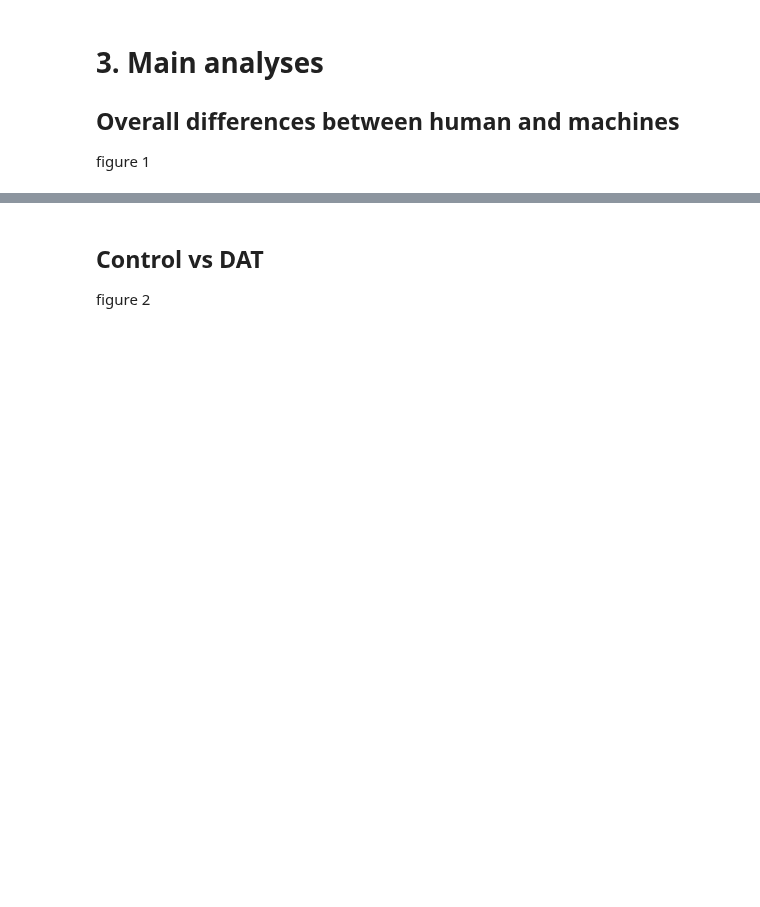
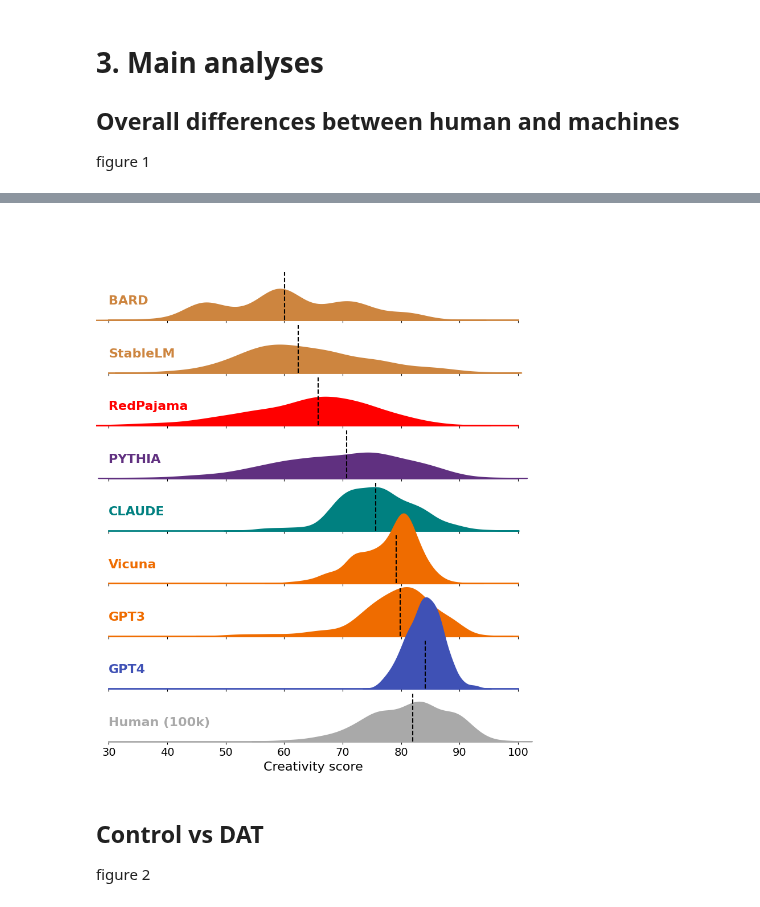
Before and after one commit to AntoineBellemare/DAT_GPT, a Jupyter notebook: notebook/visualization.ipynb, the cells around one changed output, grey strips where cells are left out. Drawn from its saved outputs; the diff is of its cells as text; code cells hidden in the pictures; blank space fills up the shorter version.

```diff
--- a/notebook/visualization.ipynb
+++ b/notebook/visualization.ipynb
@@ -453,54 +574,63 @@ pal = [colors['GPT3_mid_DAT'],
        colors['PYTHIA_mid_DAT'],
        colors['RedPajama_mid_DAT'],
        colors['Vicuna_mid_DAT']]
-order = ['BARD', 'StableLM','RedPajama', 'PYTHIA', 'CLAUDE', 'Vicuna', 'GPT3', 'GPT4', 'Human (750k)']
+order = ['BARD', 'StableLM','RedPajama', 'PYTHIA', 'CLAUDE', 'Vicuna', 'GPT3', 'GPT4', 'Human (100k)']
 df = results_df.loc[(results_df['Strategy']=='Original instructions') &
                     (results_df['Temperature']=='Mid') | (results_df['Temperature'].isnull())]
 
 df = df.groupby('Model').apply(lambda x: x[np.abs(x['Score'] - x['Score'].mean()) <= 3 * x['Score'].std()]).reset_index(drop=True)
 df = df.groupby('Model').apply(lambda x: x.sample(min(len(x), 500), random_state=32)).reset_index(drop=True)
 
-g = sns.FacetGrid(df, row="Model", hue="Model", aspect=9, height=1, palette=[pal[5], pal[2], pal[0], pal[1], pal[4], pal[8], pal[3], pal[6], pal[7]], row_order=order)
-
+g = sns.FacetGrid(df, row="Model", hue="Model", aspect=9, height=1, palette=[pal[5], pal[2], pal[0], pal[1], pal[4], pal[7], pal[3], pal[6], pal[7]], row_order=order)
+# set FacetGrid size
+g.fig.set_size_inches(8, 10)
+#make transparent background
+for ax in g.axes.flat:
+    ax.set_facecolor('none')
 # Draw the densities in a few steps
 g.map(sns.kdeplot, "Score",
       bw_adjust=1, clip_on=False,
       fill=True, alpha=1, linewidth=1.5)
-g.map(sns.kdeplot, "Score", clip_on=False, color="w", lw=2, bw_adjust=1)
+#g.map(sns.kdeplot, "Score", clip_on=False, color="w", lw=2, bw_adjust=1)
 # passing color=None to refline() uses the hue mapping
 g.refline(y=0, linewidth=2, linestyle="-", color=None, clip_on=False)
 # Define and use a simple function to label the plot in axes coordinates
 def label(x, color, label):
     ax = plt.gca()
     # check if Human is in the label
-    txt = f"{label} ({len(df.loc[df['Model']==label])})"
+    #({len(df.loc[df['Model']==label])})
+    txt = f"{label}"
     ax.text(0, .2, txt, fontweight="bold", color=color,
             ha="left", va="center", transform=ax.transAxes,fontsize=16)
 g.map(label, "Score")
 mean_conf, pvals, tvals = analyze_results(df, 'Model', order)
 # Add vertical lines for mean and confidence intervals
 for ax, model in zip(g.axes.flat, order):
     if model == 'Human (8k)':
         print(mean_conf[mean_conf['Model'] == model]['median'])
         ax.axvline(mean_conf[mean_conf['Model'] == model]['median'].values[0], color='white', linestyle='--', ymin=0, ymax=0.5)
     else:
         ax.axvline(mean_conf[mean_conf['Model'] == model]['median'].values[0], color='black', linestyle='--', ymin=0, ymax=0.5)
 
 for ax in g.axes.flat:
-            ax.set_xlabel('Creativity score', fontsize=16)
-            for label in ax.get_xticklabels():
-                  label.set_fontsize(14)
+    ax.set_xlabel('Creativity score', fontsize=16)
+    for label in ax.get_xticklabels():
+            label.set_fontsize(14)
 # Remove axes details that don't play well with overlap
 g.set_titles("")
-g.tight_layout()
+#g.tight_layout()
 # Set the subplots to overlap
-g.figure.subplots_adjust(hspace=-.65)
+g.figure.subplots_adjust(hspace=-.45)
 g.set(yticks=[], ylabel="")
 g.despine(bottom=True, left=True)
 g.set(xlim=(30, 100))
-#g.savefig('DAT_LLMs_humans_ridge_median_test')
+# set tight layout
+#g.fig.tight_layout()
+g.savefig('DAT_LLMs_humans_ridge_median_test')
 create_heatmap(mean_conf, 'Model', tvals_table=tvals, pvals_table=pvals,
                pal=[pal[5], pal[3], pal[7], pal[6], pal[1], pal[8], pal[0], pal[2], pal[4]], order=order, xlim=(50,90), save='DAT_GPT_humans_models_test', large=(13, 6))
+# %% [output]
+[figure, added]
 # %% [markdown]
 ## Control vs DAT
 figure 2
```
Also changed, not shown: parts of 12 cells of this notebook, 1 other file.
